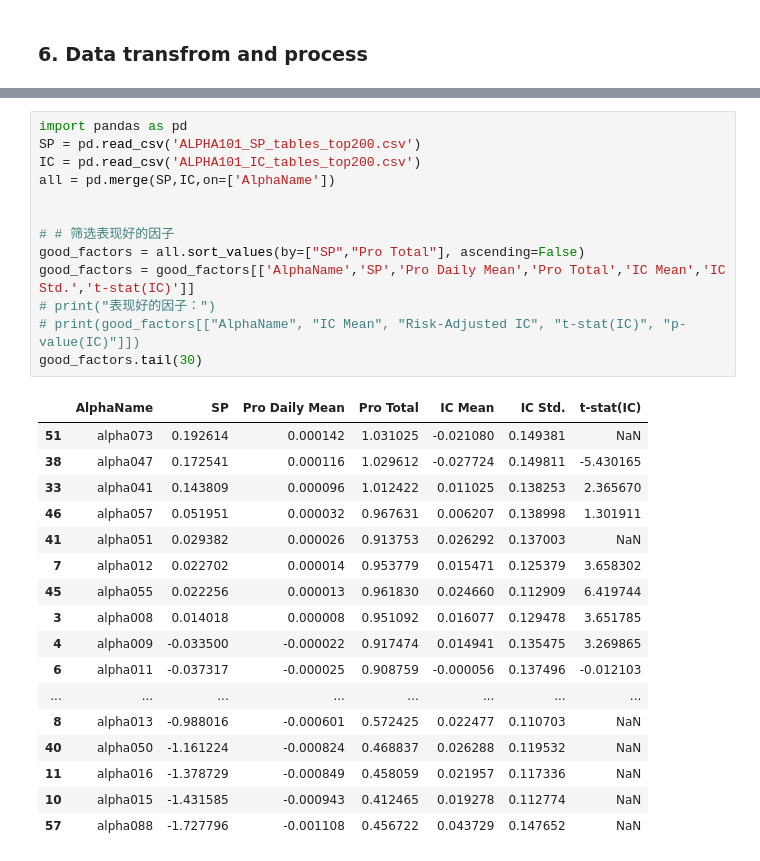
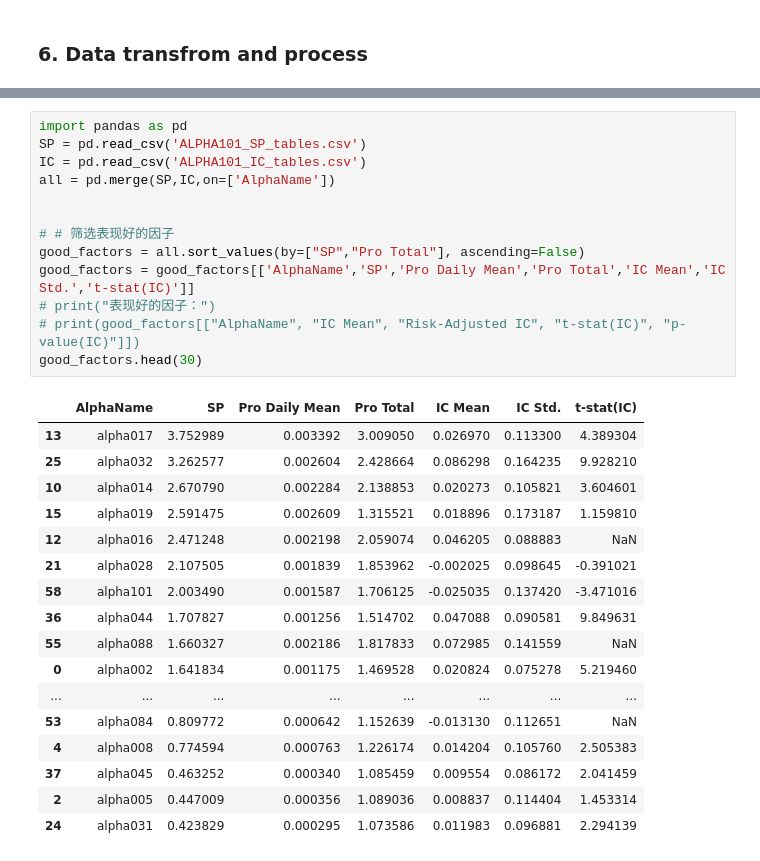
Before and after one commit to LazyPigPig/factor-research, a Jupyter notebook: Alpha101_20250621.ipynb, the cells around one changed output, grey strips where cells are left out. Drawn from its saved outputs; the diff is of its cells as text.

```diff
--- a/Alpha101_20250621.ipynb
+++ b/Alpha101_20250621.ipynb
@@ -275,31 +275,31 @@ alpha101 done
 # %%
 import pandas as pd
-SP = pd.read_csv('ALPHA101_SP_tables_top200.csv')
-IC = pd.read_csv('ALPHA101_IC_tables_top200.csv')
+SP = pd.read_csv('ALPHA101_SP_tables.csv')
+IC = pd.read_csv('ALPHA101_IC_tables.csv')
 all = pd.merge(SP,IC,on=['AlphaName'])
 
 
 # # 筛选表现好的因子
 good_factors = all.sort_values(by=["SP","Pro Total"], ascending=False)
 good_factors = good_factors[['AlphaName','SP','Pro Daily Mean','Pro Total','IC Mean','IC Std.','t-stat(IC)']]
 # print("表现好的因子：")
 # print(good_factors[["AlphaName", "IC Mean", "Risk-Adjusted IC", "t-stat(IC)", "p-value(IC)"]])
-good_factors.tail(30)
+good_factors.head(30)
 # %% [output]
 |  | AlphaName | SP | Pro Daily Mean | Pro Total | IC Mean | IC Std. | t-stat(IC) |
-| 51 | alpha073 | 0.192614 | 0.000142 | 1.031025 | -0.021080 | 0.149381 | NaN |
-| 38 | alpha047 | 0.172541 | 0.000116 | 1.029612 | -0.027724 | 0.149811 | -5.430165 |
-| 33 | alpha041 | 0.143809 | 0.000096 | 1.012422 | 0.011025 | 0.138253 | 2.365670 |
-| 46 | alpha057 | 0.051951 | 0.000032 | 0.967631 | 0.006207 | 0.138998 | 1.301911 |
-| 41 | alpha051 | 0.029382 | 0.000026 | 0.913753 | 0.026292 | 0.137003 | NaN |
-| 7 | alpha012 | 0.022702 | 0.000014 | 0.953779 | 0.015471 | 0.125379 | 3.658302 |
-| 45 | alpha055 | 0.022256 | 0.000013 | 0.961830 | 0.024660 | 0.112909 | 6.419744 |
-| 3 | alpha008 | 0.014018 | 0.000008 | 0.951092 | 0.016077 | 0.129478 | 3.651785 |
-| 4 | alpha009 | -0.033500 | -0.000022 | 0.917474 | 0.014941 | 0.135475 | 3.269865 |
-| 6 | alpha011 | -0.037317 | -0.000025 | 0.908759 | -0.000056 | 0.137496 | -0.012103 |
+| 13 | alpha017 | 3.752989 | 0.003392 | 3.009050 | 0.026970 | 0.113300 | 4.389304 |
+| 25 | alpha032 | 3.262577 | 0.002604 | 2.428664 | 0.086298 | 0.164235 | 9.928210 |
+| 10 | alpha014 | 2.670790 | 0.002284 | 2.138853 | 0.020273 | 0.105821 | 3.604601 |
+| 15 | alpha019 | 2.591475 | 0.002609 | 1.315521 | 0.018896 | 0.173187 | 1.159810 |
+| 12 | alpha016 | 2.471248 | 0.002198 | 2.059074 | 0.046205 | 0.088883 | NaN |
+| 21 | alpha028 | 2.107505 | 0.001839 | 1.853962 | -0.002025 | 0.098645 | -0.391021 |
+| 58 | alpha101 | 2.003490 | 0.001587 | 1.706125 | -0.025035 | 0.137420 | -3.471016 |
+| 36 | alpha044 | 1.707827 | 0.001256 | 1.514702 | 0.047088 | 0.090581 | 9.849631 |
+| 55 | alpha088 | 1.660327 | 0.002186 | 1.817833 | 0.072985 | 0.141559 | NaN |
+| 0 | alpha002 | 1.641834 | 0.001175 | 1.469528 | 0.020824 | 0.075278 | 5.219460 |
 | ... | ... | ... | ... | ... | ... | ... | ... |
-| 8 | alpha013 | -0.988016 | -0.000601 | 0.572425 | 0.022477 | 0.110703 | NaN |
-| 40 | alpha050 | -1.161224 | -0.000824 | 0.468837 | 0.026288 | 0.119532 | NaN |
-| 11 | alpha016 | -1.378729 | -0.000849 | 0.458059 | 0.021957 | 0.117336 | NaN |
-| 10 | alpha015 | -1.431585 | -0.000943 | 0.412465 | 0.019278 | 0.112774 | NaN |
-| 57 | alpha088 | -1.727796 | -0.001108 | 0.456722 | 0.043729 | 0.147652 | NaN |
+| 53 | alpha084 | 0.809772 | 0.000642 | 1.152639 | -0.013130 | 0.112651 | NaN |
+| 4 | alpha008 | 0.774594 | 0.000763 | 1.226174 | 0.014204 | 0.105760 | 2.505383 |
+| 37 | alpha045 | 0.463252 | 0.000340 | 1.085459 | 0.009554 | 0.086172 | 2.041459 |
+| 2 | alpha005 | 0.447009 | 0.000356 | 1.089036 | 0.008837 | 0.114404 | 1.453314 |
+| 24 | alpha031 | 0.423829 | 0.000295 | 1.073586 | 0.011983 | 0.096881 | 2.294139 |
```
Also changed, not shown: parts of 4 cells of this notebook, 8 other files.
